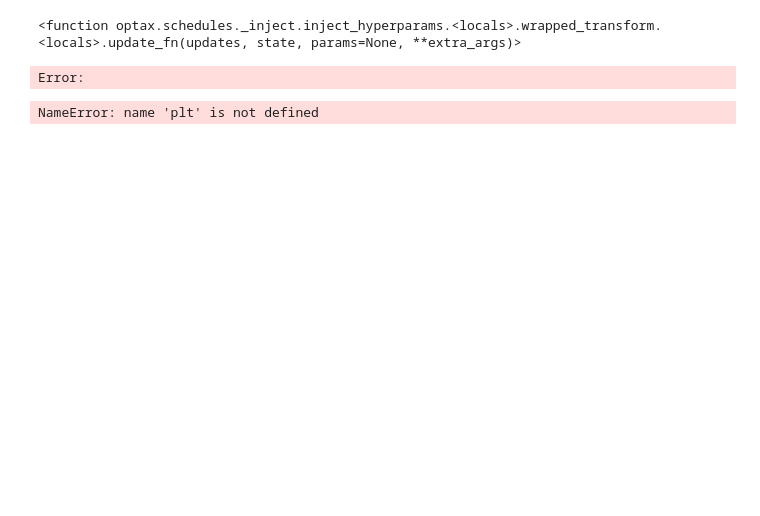
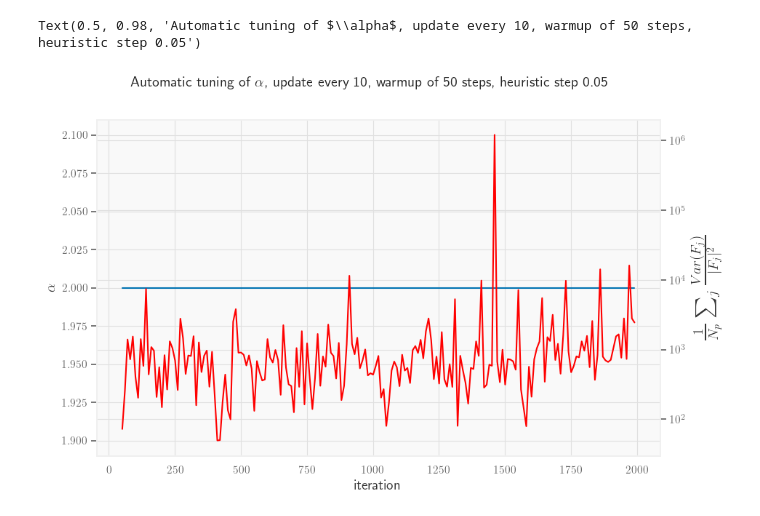
Before and after one commit to AntoineMsy/grad_sample, a Jupyter notebook: notebooks/is_test_.ipynb, the cells around one changed output. Drawn from its saved outputs; the diff is of its cells as text; code cells hidden in the pictures; blank space fills up the shorter version.

```diff
--- a/notebooks/is_test_.ipynb
+++ b/notebooks/is_test_.ipynb
@@ -105,5 +94,6 @@ Error:
 # %%
 # test compared to theoretical variance formula
+@partial(jax.jit, static_argnames=("log_psi", "log_q", "chunk_size"))
 def expect_grad_var(
     force, log_psi, parameters, model_state, log_q, q_vars, operator, sigma_psi_sq, sigma_alpha, chunk_size
 ):
@@ -153,10 +143,13 @@ def expect_grad_var(
         center=True
     )
     force_pytree_unrolled = mul_pytree(dagger_pytree(jacobian_pytree_c), op_loc_c)
+    # loc_var = tree_map(lambda x,y: jnp.mean(jnp.broadcast_to(w_is_sigma_psi_sq * Z_ratio, y.shape) * jnp.abs(jnp.expand_dims(x.T,-1)-y)**2, axis=-1)/jnp.abs(x.T)**2, force, force_pytree_unrolled)
     loc_var = tree_map(lambda x,y: jnp.mean(jnp.broadcast_to(w_is_sigma_psi_sq * Z_ratio, y.shape) * jnp.abs(jnp.expand_dims(x.T,-1)-y)**2, axis=-1), force, force_pytree_unrolled)
 
     log_modulus_sigma = nkjax.apply_chunked(lambda x: jnp.log(jnp.abs(jnp.exp(log_psi(parameters, x)))), chunk_size=chunk_size)(sigma_psi_sq)
-    log_modulus_sigma -= jnp.mean(log_modulus_sigma)
-    grad_var = tree_map(lambda x,y: -jnp.mean(jnp.broadcast_to(w_is_sigma_psi_sq * Z_ratio * log_modulus_sigma, y.shape) * jnp.abs(jnp.expand_dims(x.T,-1)-y)**2, axis=-1), force, force_pytree_unrolled)
+
+    log_modulus_sigma_alpha = nkjax.apply_chunked(lambda x: jnp.log(jnp.abs(jnp.exp(log_psi(parameters, x)))), chunk_size=chunk_size)(sigma_alpha)
+    log_modulus_sigma -= jnp.mean(log_modulus_sigma_alpha)
+    grad_var = tree_map(lambda x,y: -jnp.mean(jnp.broadcast_to(w_is_sigma_psi_sq * Z_ratio * log_modulus_sigma, y.shape) * jnp.abs(jnp.expand_dims(x.T,-1)-y)**2, axis=-1)/jnp.abs(x.T)**2, force, force_pytree_unrolled)
 
     return loc_var, grad_var
@@ -196,15 +302,19 @@ Error:
 # %%
+import copy
+
 def apply_gradient(optimizer_fun, optimizer_state, dp, params):
     updates, new_optimizer_state = optimizer_fun(dp, optimizer_state, params)
 
     new_params = optax.apply_updates(params, updates)
 
     return new_optimizer_state, new_params
+    return True
+
+def rel_err_fs(vstate, fs_state, is_op, e_gs):
+    fs_state.variables = copy.deepcopy(vstate.variables)
+    # e = fs_state.expect(driver._ham.operator).mean.real
+    e = fs_state.expect(is_op.operator).mean.real
+    return jnp.abs(e-e_gs)/jnp.abs(e_gs)
-# %%
-trainer.opt.update
-# %% [output]
-<function optax.schedules._inject.inject_hyperparams.<locals>.wrapped_transform.<locals>.update_fn(updates, state, params=None, **extra_args)>
-Error:
 # %%
 import numpy as np
 from tqdm import tqdm
@@ -283,7 +419,15 @@ with tqdm(
-# %%
-fig, axes = plt.subplots()
-axes.plot(al)
-axes1 = axes.twinx()
-axes1.plot(varl, color='red')
-# %% [output]
-NameError: name 'plt' is not defined
+# %%
+fig, axes = plt.subplots()
+axes.plot(itvar, al)
+axes1 = axes.twinx()
+axes1.plot(itvar, jnp.array(varl), color='red')
+axes1.set_yscale('symlog')
+
+axes.set_xlabel('iteration')
+axes.set_ylabel(r'$\alpha$')
+axes1.set_ylabel(r'$\frac{1}{N_p}\sum_j\frac{Var(F_j)}{|F_j|^2}$', fontsize=20)
+
+fig.suptitle(r'Automatic tuning of $\alpha$, update every %d, warmup of %d steps, heuristic step %.2f'%(update_stride, warmup, lr))
+# %% [output]
+Text(0.5, 0.98, 'Automatic tuning of $\\alpha$, update every 10, warmup of 50 steps, heuristic step 0.05')
+[figure, added]
```
Also changed, not shown: parts of 38 cells of this notebook, 3 other files.
